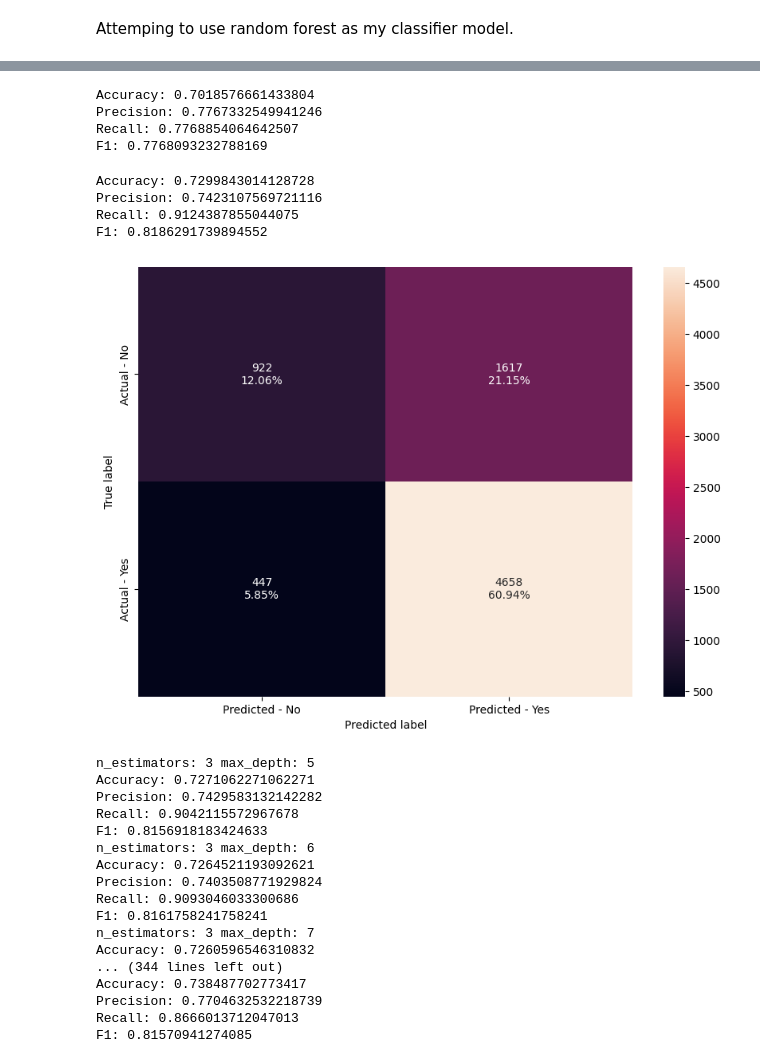
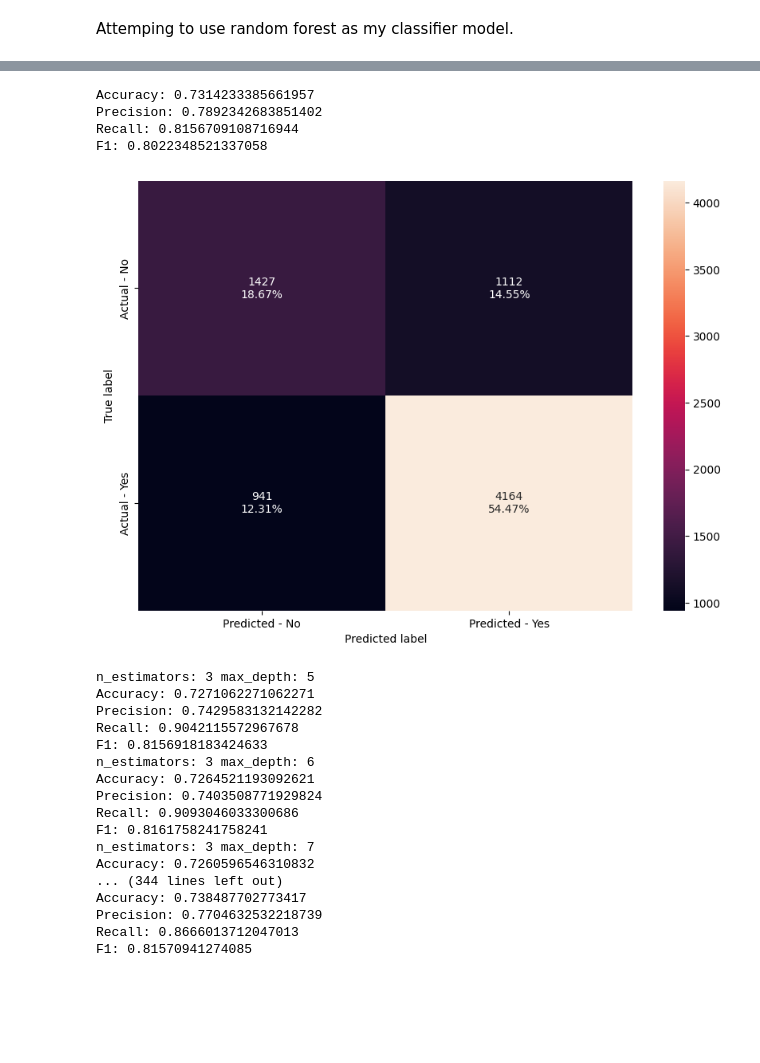
Before and after one commit to samdandy/ai-ml-course-proj-3, a Jupyter notebook: EasyVisa_proj_3.ipynb, the cells around one changed output, grey strips where cells are left out. Saved outputs shown, nothing was run; the diff lists cells and outputs as text; code cells hidden in the pictures; blank space fills up the shorter version.

```diff
--- a/EasyVisa_proj_3.ipynb
+++ b/EasyVisa_proj_3.ipynb
@@ -506,3 +524,21 @@ KeyError: "['case_status'] not found in axis"
 # %%
 X_train, X_test, Y_train, Y_test = train_test_split(x, y, test_size=.30, random_state=1,stratify=y)
+# %%
+model = DecisionTreeClassifier(
+    max_depth=6,
+    random_state=42
+)
+
+model.fit(X_train, Y_train)
+
+preds = model.predict(X_test)
+report(Y_test,preds)
+make_confusion_matrix(model,Y_test)
+#  35 max_depth: 7
+# %% [output]
+Accuracy: 0.7314233385661957
+Precision: 0.7892342683851402
+Recall: 0.8156709108716944
+F1: 0.8022348521337058
+[figure, added]
 # %%
@@ -513,8 +549,0 @@ preds = model.predict(X_test)
-# %%
-report(Y_test,preds)
-# Decent scores
-# %% [output]
-Accuracy: 0.7018576661433804
-Precision: 0.7767332549941246
-Recall: 0.7768854064642507
-F1: 0.7768093232788169
@@ -523,22 +550,3 @@ Trying random forest now.
-# %%
-model = RandomForestClassifier(
-    n_estimators=25,   # number of trees
-    max_depth=5,     # how deep trees can grow
-    random_state=42
-)
-
-model.fit(X_train, Y_train)
-
-preds = model.predict(X_test)
-report(Y_test,preds)
-make_confusion_matrix(model,Y_test)
-#  35 max_depth: 7
-# %% [output]
-Accuracy: 0.7299843014128728
-Precision: 0.7423107569721116
-Recall: 0.9124387855044075
-F1: 0.8186291739894552
-[figure, removed]
 # %%
 n_estimators = [3,5,10,15,20,25,30,35,40]
 max_depths = [5,6,7,8,9,10,12,14]
```
Also changed, not shown: parts of 13 cells of this notebook.
